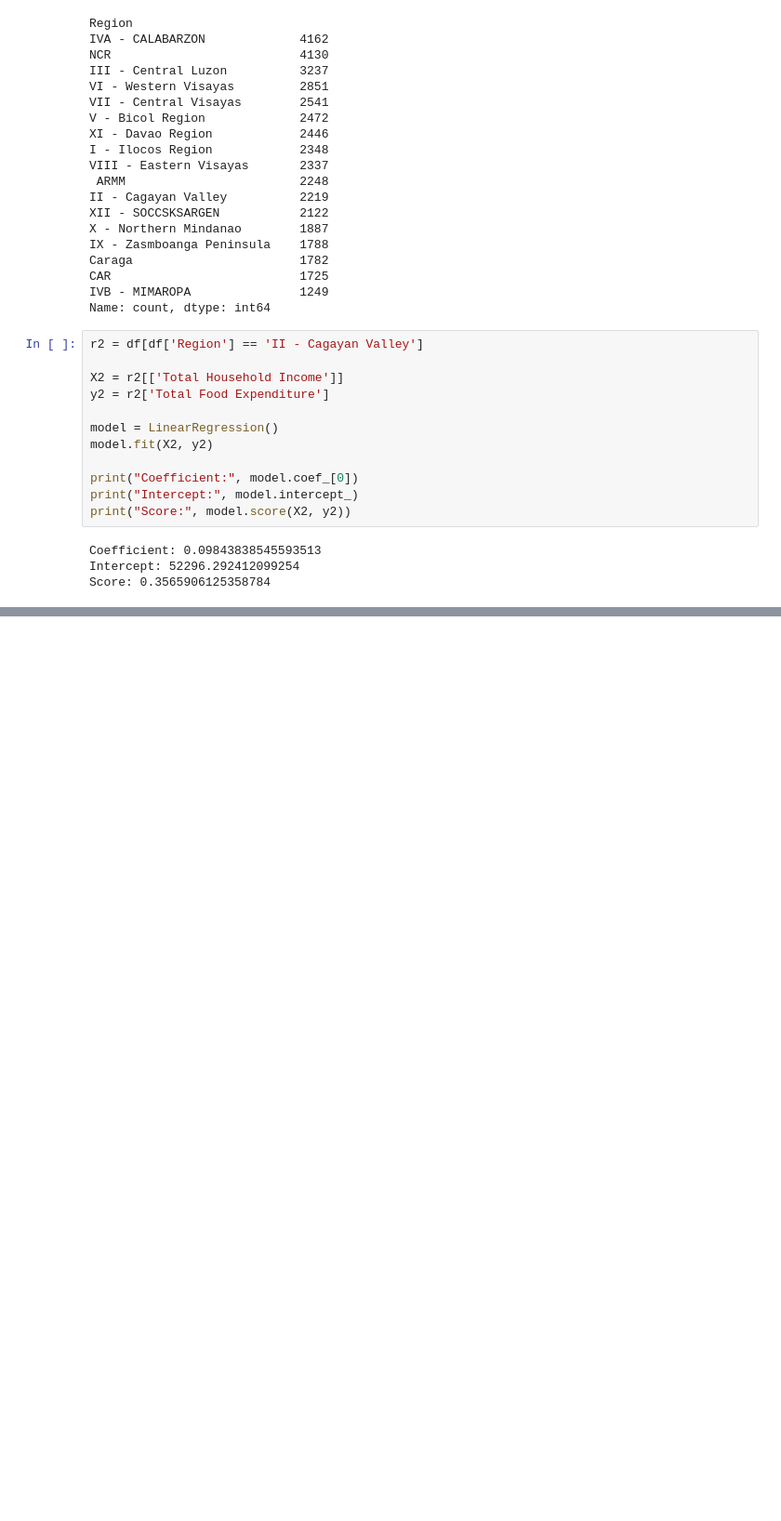
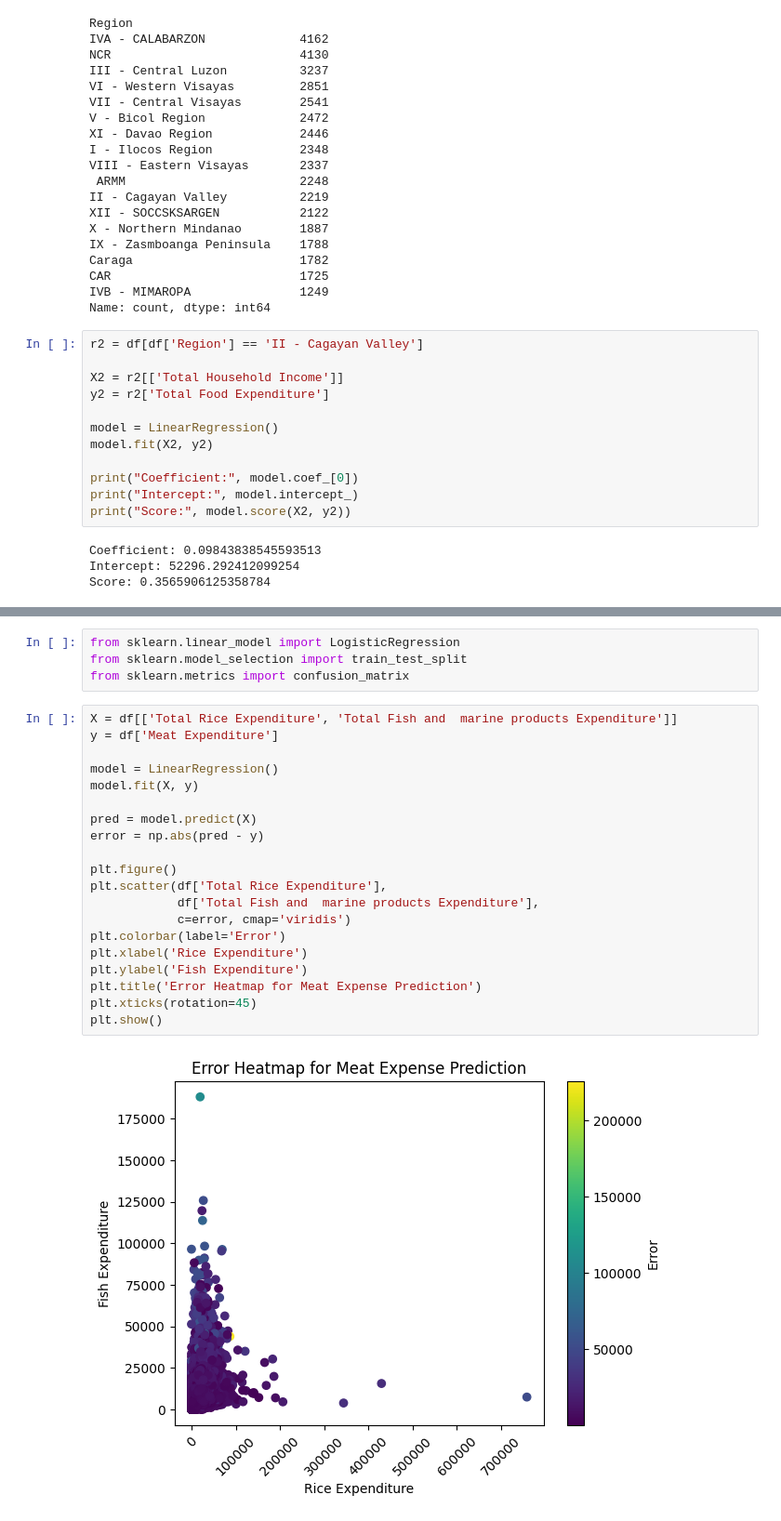
Before and after one commit to G4bG4b/ITELEC303_DELLOVA_3C, a Jupyter notebook: family(testing2).ipynb, the cells around one changed output, grey strips where cells are left out. Shown at 93% size. Drawn from its saved outputs; the diff is of its cells as text; blank space fills up the shorter version.

```diff
--- a/family(testing2).ipynb
+++ b/family(testing2).ipynb
@@ -117,0 +121,26 @@ No artists with labels found to put in legend.  Note that artists whose label st
+# %%
+from sklearn.linear_model import LogisticRegression
+from sklearn.model_selection import train_test_split
+from sklearn.metrics import confusion_matrix
+# %%
+X = df[['Total Rice Expenditure', 'Total Fish and  marine products Expenditure']]
+y = df['Meat Expenditure']
+
+model = LinearRegression()
+model.fit(X, y)
+
+pred = model.predict(X)
+error = np.abs(pred - y)
+
+plt.figure()
+plt.scatter(df['Total Rice Expenditure'],
+            df['Total Fish and  marine products Expenditure'],
+            c=error, cmap='viridis')
+plt.colorbar(label='Error')
+plt.xlabel('Rice Expenditure')
+plt.ylabel('Fish Expenditure')
+plt.title('Error Heatmap for Meat Expense Prediction')
+plt.xticks(rotation=45)
+plt.show()
+# %% [output]
+[figure, added]
```
Also changed, not shown: parts of 7 cells of this notebook.
